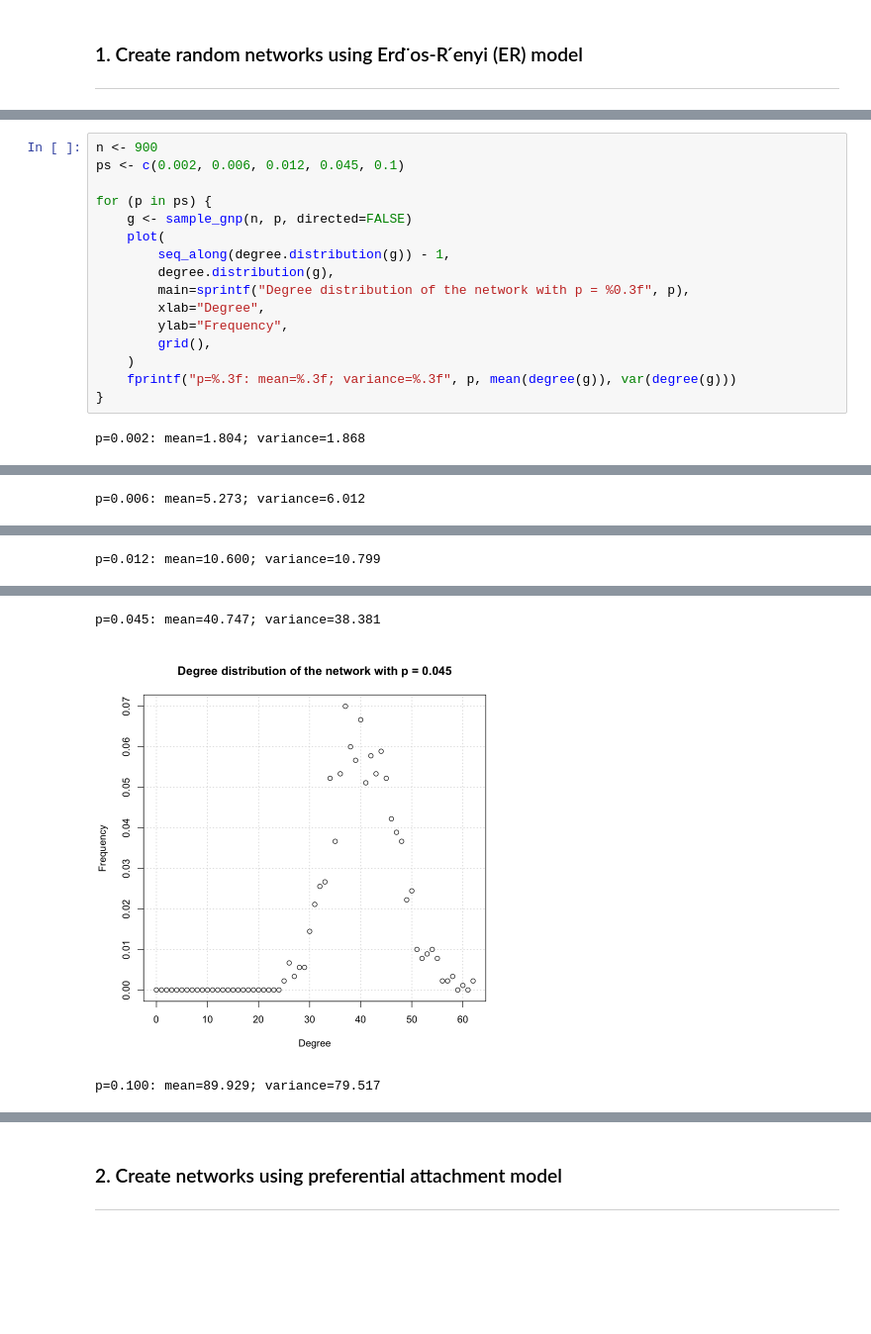
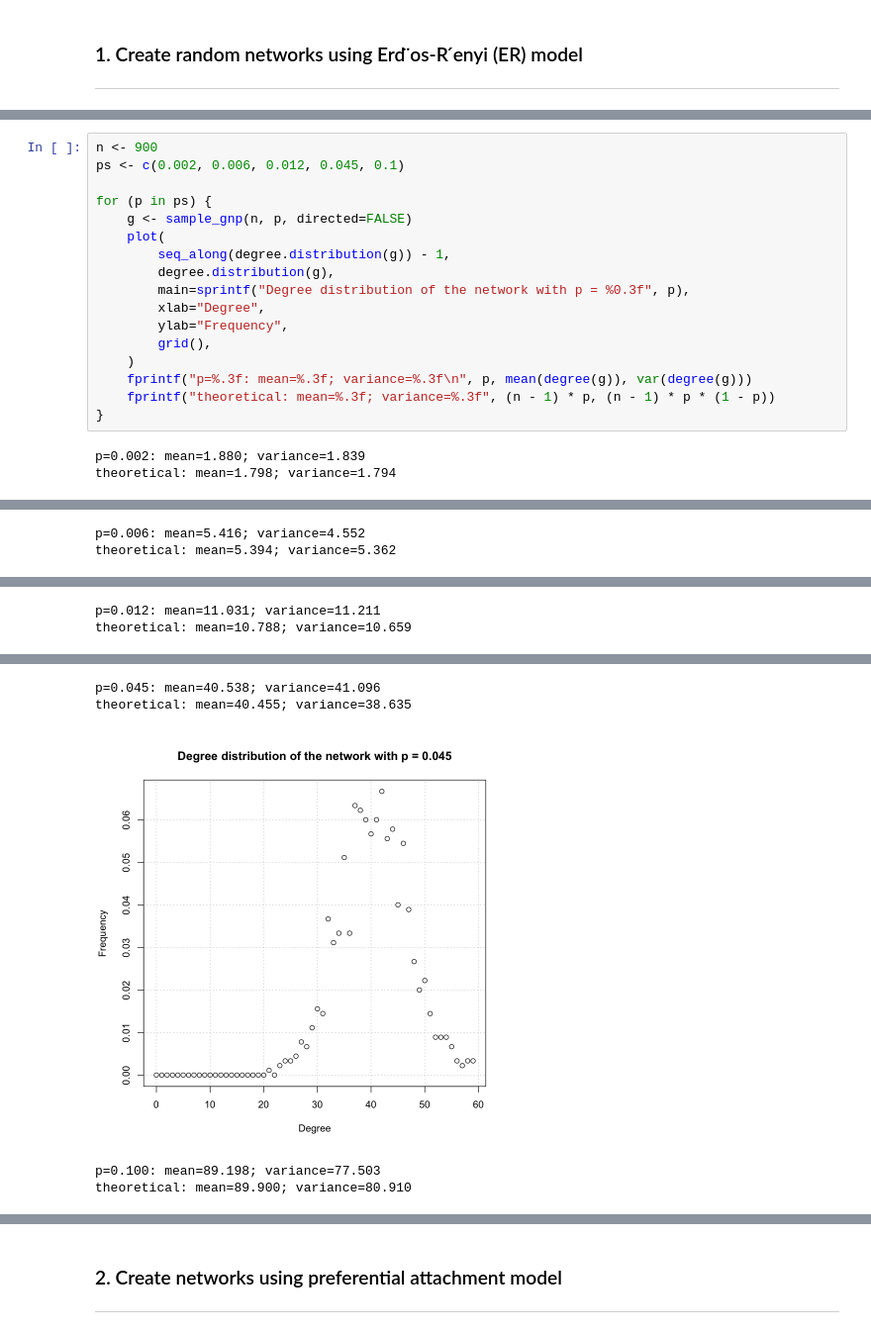
Before and after one commit to kchuang625/ucla-ece-232e-spring-2023-hw, a Jupyter notebook: project1/part1_705668757_905847065_105945588.ipynb, the cells around one changed output, grey strips where cells are left out. Shown at 99% size. Drawn from its saved outputs; the diff is of its cells as text; blank space fills up the shorter version.

```diff
--- a/project1/part1_705668757_905847065_105945588.ipynb
+++ b/project1/part1_705668757_905847065_105945588.ipynb
@@ -49,7 +49,9 @@ for (p in ps) {
         ylab="Frequency",
         grid(),
     )
-    fprintf("p=%.3f: mean=%.3f; variance=%.3f", p, mean(degree(g)), var(degree(g)))
+    fprintf("p=%.3f: mean=%.3f; variance=%.3f\n", p, mean(degree(g)), var(degree(g)))
+    fprintf("theoretical: mean=%.3f; variance=%.3f", (n - 1) * p, (n - 1) * p * (1 - p))
 }
 # %% [output]
-p=0.002: mean=1.804; variance=1.868
+p=0.002: mean=1.880; variance=1.839
+theoretical: mean=1.798; variance=1.794
@@ -57 +59,2 @@ p=0.002: mean=1.804; variance=1.868
-p=0.006: mean=5.273; variance=6.012
+p=0.006: mean=5.416; variance=4.552
+theoretical: mean=5.394; variance=5.362
@@ -59 +62,2 @@ p=0.006: mean=5.273; variance=6.012
-p=0.012: mean=10.600; variance=10.799
+p=0.012: mean=11.031; variance=11.211
+theoretical: mean=10.788; variance=10.659
@@ -61,3 +65,5 @@ p=0.012: mean=10.600; variance=10.799
-p=0.045: mean=40.747; variance=38.381
+p=0.045: mean=40.538; variance=41.096
+theoretical: mean=40.455; variance=38.635
-[figure, old version]
+[figure, new version]
-p=0.100: mean=89.929; variance=79.517
+p=0.100: mean=89.198; variance=77.503
+theoretical: mean=89.900; variance=80.910
```
Also changed, not shown: parts of 52 cells of this notebook.
